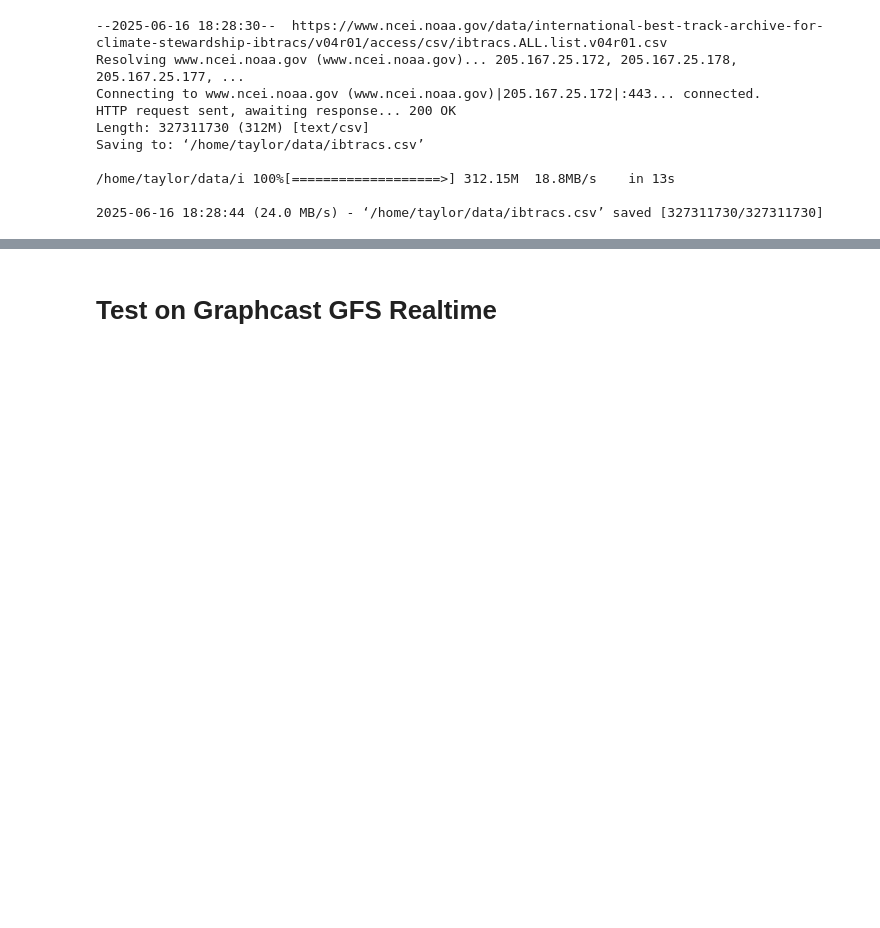
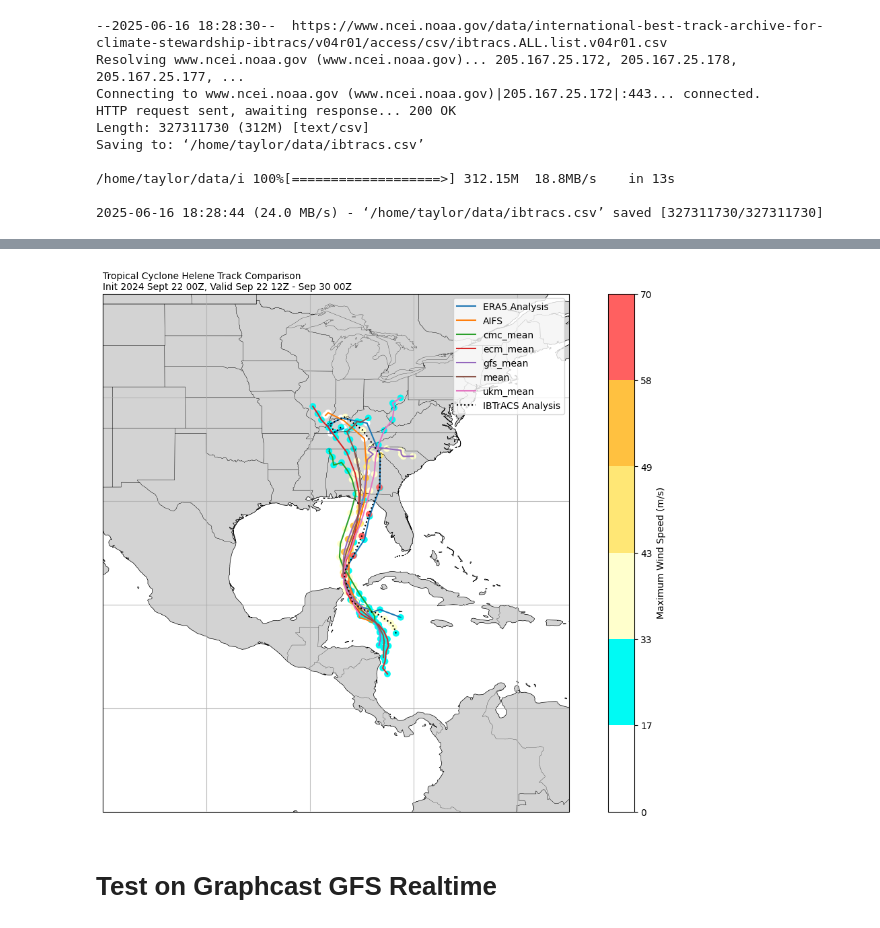
Before and after one commit to brightbandtech/ExtremeWeatherBench, a Jupyter notebook: dev/tropical_cyclone_basic.ipynb, the cells around one changed output, grey strips where cells are left out. Saved outputs shown, nothing was run; the diff lists cells and outputs as text; code cells hidden in the pictures; blank space fills up the shorter version.

```diff
--- a/dev/tropical_cyclone_basic.ipynb
+++ b/dev/tropical_cyclone_basic.ipynb
@@ -442,5 +527,7 @@ tctracks
 # %%
+start_date = pd.Timestamp('2024-09-20 00:00')
+end_date = pd.Timestamp('2024-09-29 00:00')
 aifs_ds = xr.open_dataset('/home/taylor/data/aifs.era5.20240922T00Z.nc',chunks='auto')
 cyclone_dataset_builder = CycloneDatasetBuilder()
 aifs_cyclone_dataset = cyclone_dataset_builder.build_dataset(aifs_ds, start_date, end_date, basin, tc_variable_amount='min')
-aifs_tctracks = create_tctracks_from_dataset(aifs_cyclone_dataset)
+aifs_cyclone_dataset = aifs_cyclone_dataset.compute()
@@ -512,3 +577,78 @@ plt.show()
+# %%
+from matplotlib import colors as mcolors
+fig = plt.figure(figsize=(15, 10))
+ax = plt.axes(projection=ccrs.PlateCarree())
+
+# Add map features
+ax.add_feature(cfeature.BORDERS,linewidth=0.2)
+ax.gridlines(alpha=0.8)
+ax.add_feature(cfeature.STATES,linewidth=0.2)
+
+ax.add_feature(cfeature.LAND,facecolor='lightgray',edgecolor='k',linewidth=0.5)
+ax.set_extent([250,295, 0, 50], crs=ccrs.PlateCarree())
+
+# Create scatter plots colored by vmax using Saffir-Simpson scale
+# Define boundaries for Saffir-Simpson categories in m/s
+boundaries = [0, 17, 33, 43, 49, 58, 70]  # TD, TS, Cat1-5
+colors = ['#ffffff', '#00faf4', '#ffffcc', '#ffe775', '#ffc140', '#ff8f20', '#ff6060']
+cmap = mcolors.ListedColormap(colors)
+norm = mcolors.BoundaryNorm(boundaries, cmap.N)
+sm = plt.cm.ScalarMappable(cmap=cmap, norm=norm)
+
+# Plot ERA5 track
+era5_vmax = [tc.vmax for tc in tctracks[1].track]
+ax.scatter(tctracks[1].lons, tctracks[1].lats, c=era5_vmax,
+          cmap=cmap, norm=norm, transform=ccrs.PlateCarree(),
+           marker='o')
+p = ax.plot(tctracks[1].lons, tctracks[1].lats,
+        transform=ccrs.PlateCarree(), alpha=1, label='ERA5 Analysis')
+# ax.scatter(tctracks[1].lons, tctracks[1].lats, c=p[0].get_color(), transform=ccrs.PlateCarree(),
+#            marker='o',s=80)
+
+# Plot AIFS track
+aifs_vmax = [tc.vmax for tc in aifs_tctracks[1].track]
+ax.scatter(aifs_tctracks[1].lons, aifs_tctracks[1].lats, c=aifs_vmax,
+          cmap=cmap, norm=norm, transform=ccrs.PlateCarree(),
+          marker='o')
+p = ax.plot(aifs_tctracks[1].lons, aifs_tctracks[1].lats,
+        transform=ccrs.PlateCarree(), alpha=1, label='AIFS')
+# ax.scatter(aifs_tctracks[1].lons, aifs_tctracks[1].lats, c=p[0].get_color(), transform=ccrs.PlateCarree(),
+#            marker='o',s=80)
+
+# Plot TBURG tracks
+for name, group in tburg_tracks.groupby('model'):
+    if 'mean' in name:
+        ax.scatter(group.lon, group.lat, c=group.vmax,
+                  cmap=cmap, norm=norm, transform=ccrs.PlateCarree(),
+                  marker='o')
+        p = ax.plot(group.lon, group.lat,
+                transform=ccrs.PlateCarree(), alpha=1, label=name)
+
+        # ax.scatter(group.lon, group.lat, c=p[0].get_color(), transform=ccrs.PlateCarree(),
+        #         marker='o',s=80)
+
+# Plot IBTrACS track
+ax.scatter(storm_ds.lon, storm_ds.lat, c=storm_ds.vmax,
+          cmap=cmap, norm=norm, transform=ccrs.PlateCarree(),
+          marker='o')
+p = ax.plot(storm_ds.lon, storm_ds.lat, color='k', linestyle=':',
+        transform=ccrs.PlateCarree(), alpha=1, label='IBTrACS Analysis')
+# ax.scatter(storm_ds.lon, storm_ds.lat, c=p[0].get_color(), transform=ccrs.PlateCarree(),
+#            marker='o',s=80)
+
+
+# Add colorbar
+plt.colorbar(sm, ax=ax, label='Maximum Wind Speed (m/s)')
+
+ax.legend()
+ax.set_title(('Tropical Cyclone Helene Track Comparison\n'
+             r'Init 2024 Sept 22 00Z, Valid Sep 22 12Z - Sep 30 00Z'),
+             wrap=True,
+             loc='left',
+             fontsize=10)
+plt.show()
+# %% [output]
+[figure, added]
 # %% [markdown]
 # Test on Graphcast GFS Realtime
 # %%
```
Also changed, not shown: parts of 22 cells of this notebook.
